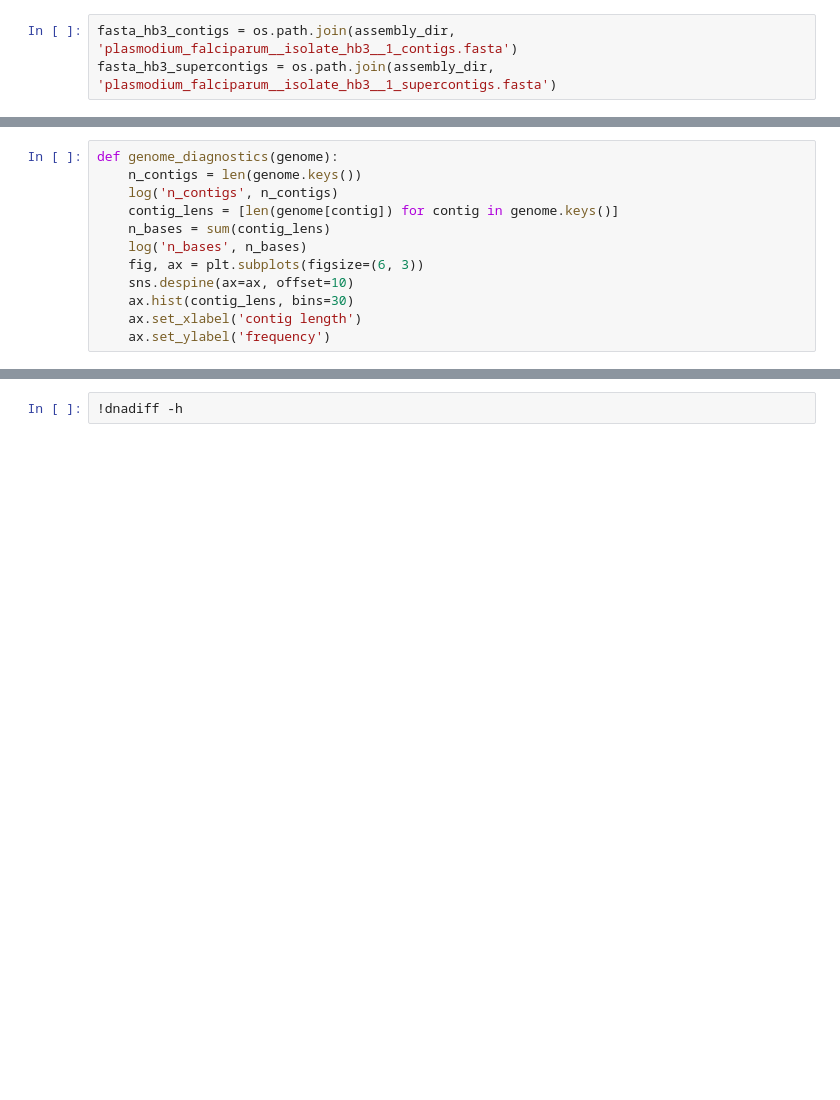
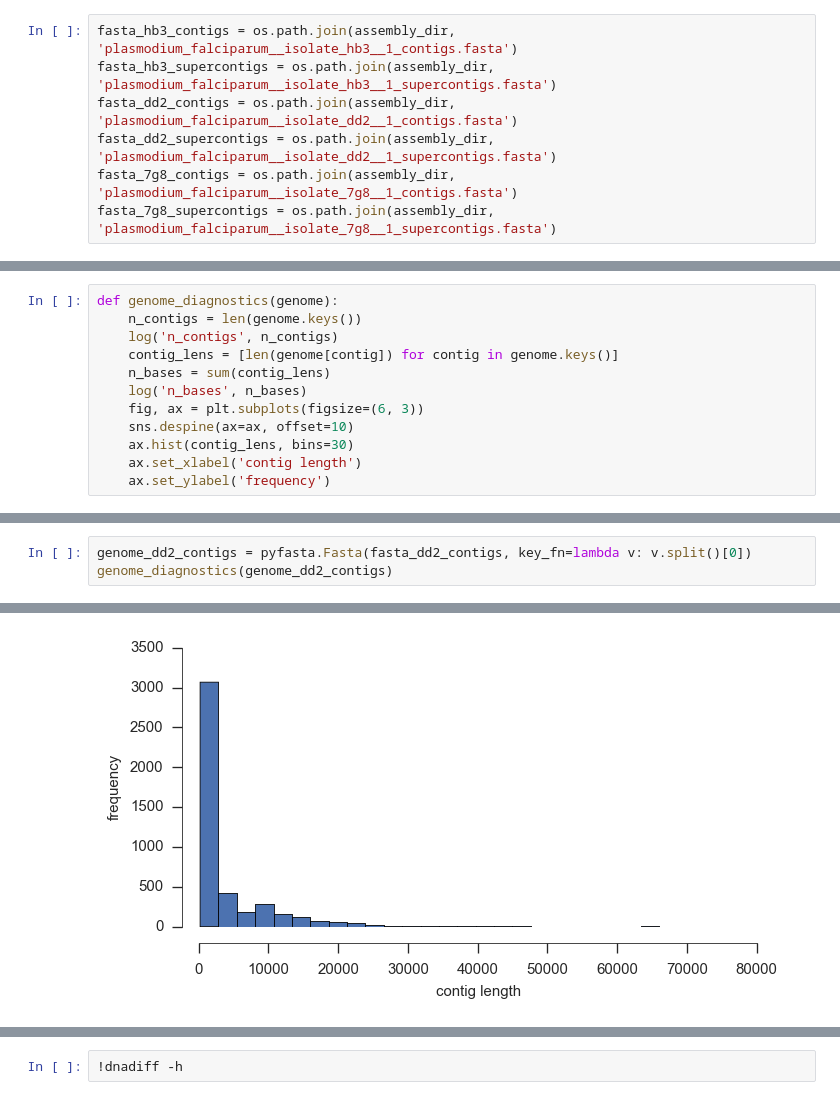
Before and after one commit to wtchg-kwiatkowski/pfx-paper-2015, a Jupyter notebook: supplementary/notebooks/genome_alignment.ipynb, the cells around one changed output, grey strips where cells are left out. Drawn from its saved outputs; the diff is of its cells as text; blank space fills up the shorter version.

```diff
--- a/supplementary/notebooks/genome_alignment.ipynb
+++ b/supplementary/notebooks/genome_alignment.ipynb
@@ -22,6 +27,10 @@ total 115M
 # %%
 fasta_hb3_contigs = os.path.join(assembly_dir, 'plasmodium_falciparum__isolate_hb3__1_contigs.fasta')
 fasta_hb3_supercontigs = os.path.join(assembly_dir, 'plasmodium_falciparum__isolate_hb3__1_supercontigs.fasta')
+fasta_dd2_contigs = os.path.join(assembly_dir, 'plasmodium_falciparum__isolate_dd2__1_contigs.fasta')
+fasta_dd2_supercontigs = os.path.join(assembly_dir, 'plasmodium_falciparum__isolate_dd2__1_supercontigs.fasta')
+fasta_7g8_contigs = os.path.join(assembly_dir, 'plasmodium_falciparum__isolate_7g8__1_contigs.fasta')
+fasta_7g8_supercontigs = os.path.join(assembly_dir, 'plasmodium_falciparum__isolate_7g8__1_supercontigs.fasta')
 # %%
 !head {fasta_hb3_contigs}
 # %% [output]
@@ -76 +137,5 @@ genome_diagnostics(genome_hb3_supercontigs)
 [figure]
+# %%
+genome_dd2_contigs = pyfasta.Fasta(fasta_dd2_contigs, key_fn=lambda v: v.split()[0])
+genome_diagnostics(genome_dd2_contigs)
+# %% [output]
@@ -76,0 +144 @@ genome_diagnostics(genome_hb3_supercontigs)
+[figure, added]
```
Also changed, not shown: parts of 24 cells of this notebook.
